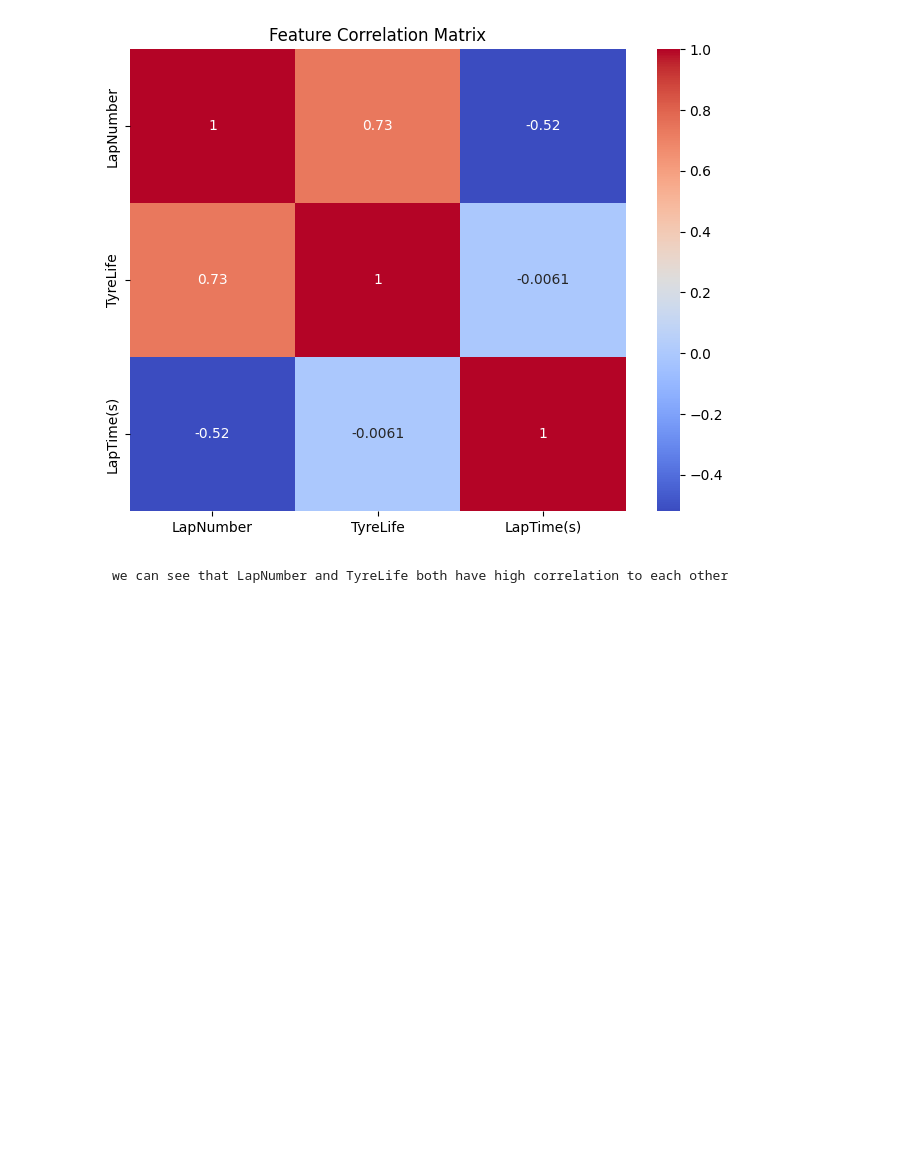
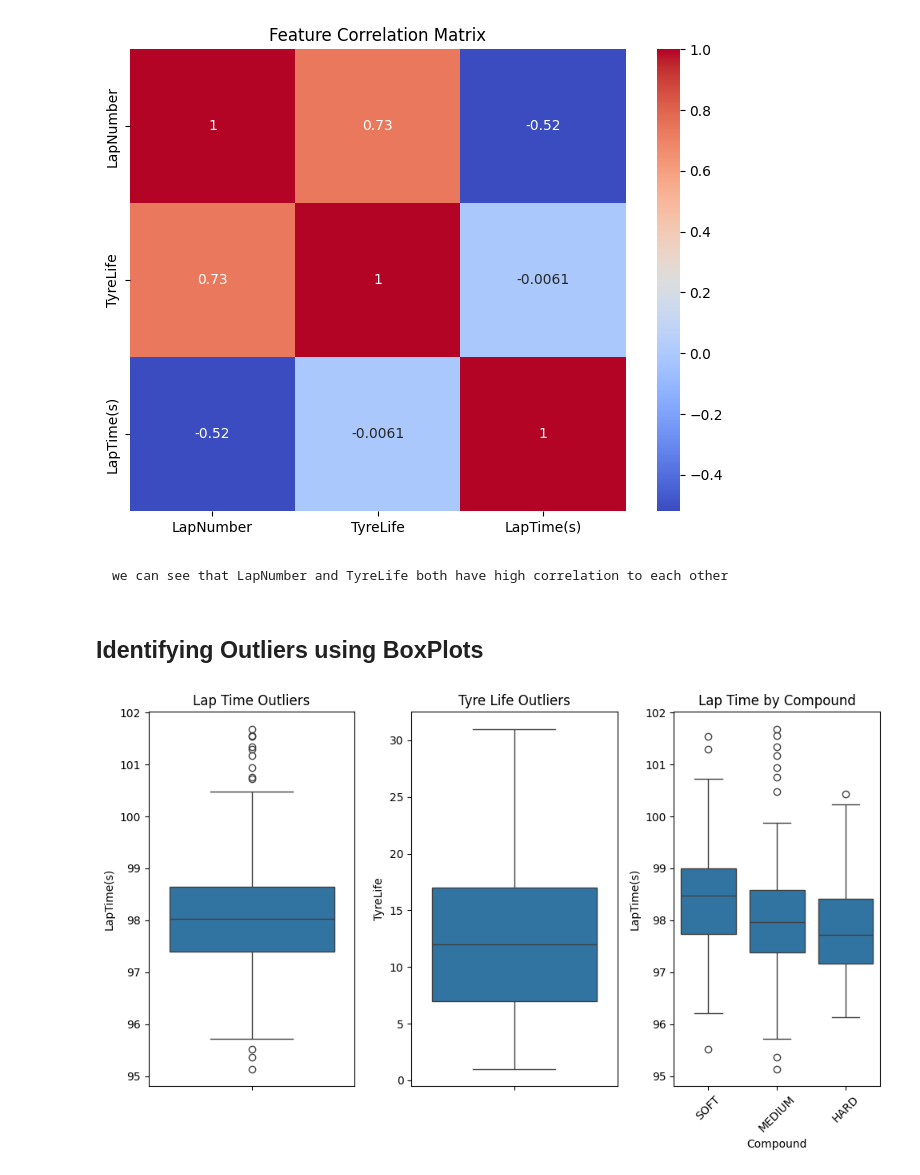
Before and after one commit to shafnybuilds/real-time-f1-strategy-advisor, a Jupyter notebook: notebooks/data_exploration_and_EDA.ipynb, the cells around one changed output. Saved outputs shown, nothing was run; the diff lists cells and outputs as text; code cells hidden in the pictures; blank space fills up the shorter version.

Commit message:
box plot for identify outliers

```diff
--- a/notebooks/data_exploration_and_EDA.ipynb
+++ b/notebooks/data_exploration_and_EDA.ipynb
@@ -206,3 +206,22 @@ plt.show()
 [figure]
 # %% [markdown]
     we can see that LapNumber and TyreLife both have high correlation to each other
+# %% [markdown]
+## Identifying Outliers using BoxPlots
+# %%
+fix, axes = plt.subplots(1, 3, figsize=(10, 6))
+
+sns.boxplot(y=features_df['LapTime(s)'], ax=axes[0])
+axes[0].set_title('Lap Time Outliers')
+
+sns.boxplot(y=features_df['TyreLife'], ax=axes[1])
+axes[1].set_title('Tyre Life Outliers')
+
+sns.boxplot(x=features_df['Compound'], y=features_df['LapTime(s)'], ax=axes[2])
+axes[2].set_title('Lap Time by Compound')
+axes[2].tick_params(axis='x', rotation=45)
+
+plt.tight_layout()
+plt.show()
+# %% [output]
+[figure, added]
```
